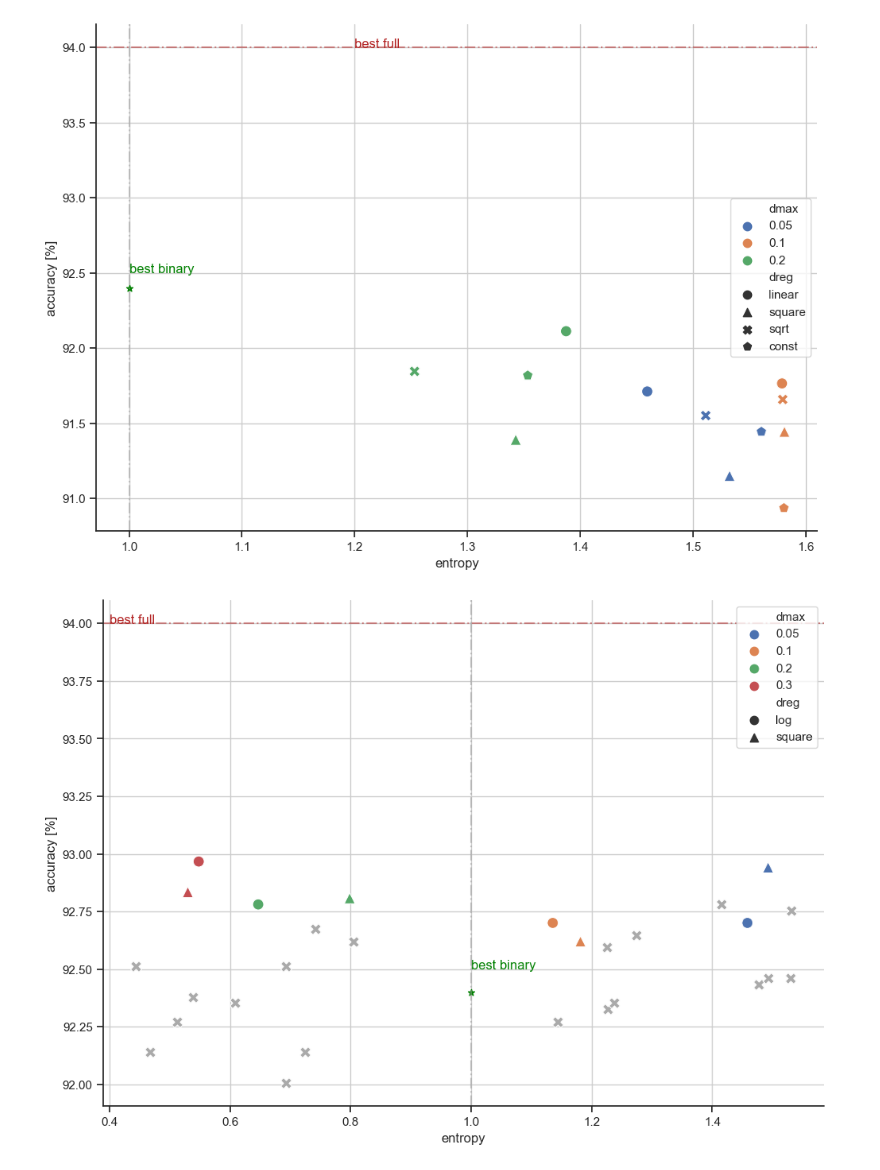
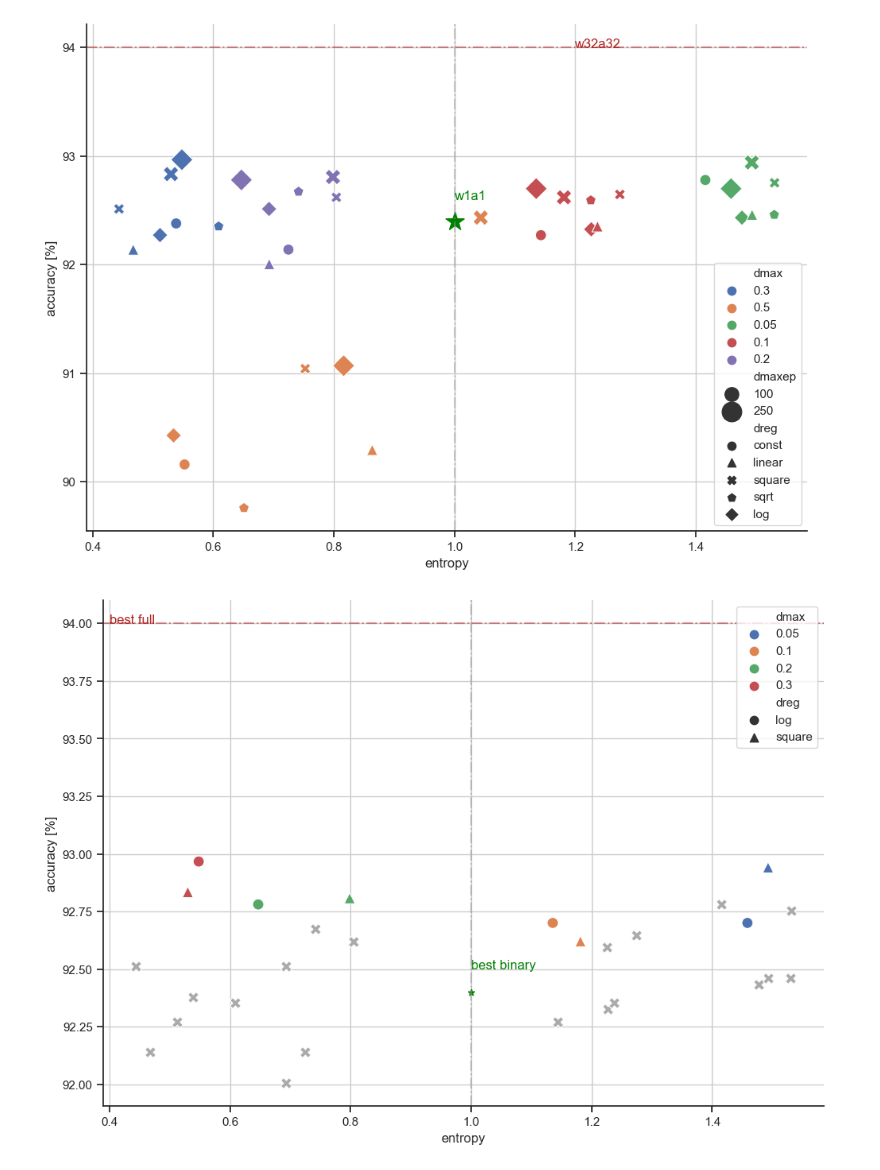
Before and after one commit to jackss011/gyro-classifier, a Jupyter notebook: chart.ipynb, the cells around one changed output. Saved outputs shown, nothing was run; the diff lists cells and outputs as text; code cells hidden in the pictures.

```diff
--- a/chart.ipynb
+++ b/chart.ipynb
@@ -153,11 +153,11 @@ ternary/2024-05-31-07-34-55/bs=200_lr=0.01_m=0.9_wd=0.0001_dreg=const_dmin=0.1_d
 ternary/2024-05-31-08-05-49/bs=200_lr=0.01_m=0.9_wd=0.0001_dreg=const_dmin=0.2_dmax=0.2_dmaxep=0_af32=Y, 61.0824
 """
 
-# acc = "\n".join([acc_1, acc_07, acc_log, acc_250])
-# zero = "\n".join([zero_1, zero_07, zero_log, zero_250])
+acc = "\n".join([acc_1, acc_07, acc_log, acc_250])
+zero = "\n".join([zero_1, zero_07, zero_log, zero_250])
 
-acc = acc_af32
-zero = zero_af32
+# acc = acc_af32
+# zero = zero_af32
 # %%
 def parse(text: str):
     res = {}
@@ -245,17 +253,18 @@ df
 # %%
 df1 = df.copy()
-df1 = df1[df1['dmaxep'].astype(float) < 200]
+# df1 = df1[df1['dmaxep'].astype(float) < 200]
+df1['dmaxep'] = df1['dmaxep'].apply(lambda x: max(int(x), 100))
 y_low = floor(df['acc'].min())
 best_binary = 92.4
 best_full = 94.0
 do_zoom = True
 
 if do_zoom:
-    df1 = df1[df1['dmax'].astype(float) < 0.4]
+    df1 = df1[df1['dmax'].astype(float) < 0.6]
     y_low = floor(df1['acc'].min())
 
 # y_low = 91
-g = sns.scatterplot(df1, x="zero", y="acc", hue="dmax", style="dreg", markers=['o', '^', 'X', 'p', 'D'], s=100)
+g = sns.scatterplot(df1, x="zero", y="acc", hue="dmax", style="dreg", size="dmaxep", legend='full', markers=['o', '^', 'X', 'p', 'D'], sizes=(100, 200))
 g.legend(markerscale=1.25)
 plt.xlabel("zero weights [%]")
 plt.ylabel("accuracy [%]")
@@ -263,9 +272,9 @@ if not do_zoom:
     plt.yticks([x for x in range(y_low, 94+1)])
 
 plt.axhline(best_full, 0, 100, alpha=0.5, c='firebrick', linestyle='-.')
-plt.annotate("best full", xy=(60, best_full), c='firebrick')
+plt.annotate("w32a32", xy=(60, best_full), c='firebrick')
 plt.axhline(best_binary, 0, 100, alpha=0.5, c='green', linestyle='-.')
-plt.annotate("best binary", xy=(60, best_binary), c='green')
+plt.annotate("w1a1", xy=(60, best_binary), c='green')
 
 plt.grid('both')
 # %% [output]
@@ -273,20 +282,21 @@ plt.grid('both')
 # %%
-g = sns.scatterplot(df1, x="entropy", y="acc", hue="dmax", style="dreg", markers=['o', '^', 'X', 'p', 'D'], s=100)
+# g = sns.scatterplot(df1, x="entropy", y="acc", hue="dmax", style="dreg", markers=['o', '^', 'X', 'p', 'D'], s=100)
+g = sns.scatterplot(df1, x="entropy", y="acc", hue="dmax", style="dreg", size="dmaxep", legend='full', markers=['o', '^', 'X', 'p', 'D'], sizes=(100, 200))
 g.legend(markerscale=1.25, )
 plt.xlabel("entropy")
 plt.ylabel("accuracy [%]")
 if not do_zoom:
     plt.yticks([x for x in range(y_low, 94+1)])
 
 plt.axhline(best_full, 0, 100, alpha=0.5, c='firebrick', linestyle='-.')
-plt.annotate("best full", xy=(1.2, best_full), c='firebrick')
+plt.annotate("w32a32", xy=(1.2, best_full), c='firebrick')
 plt.axvline(1, 0, 100, alpha=0.5, c='#999', linestyle='-.')
-plt.scatter([1.0], [best_binary],c="green", marker='*')
-plt.annotate("best binary", xy=(1.0, best_binary+0.1), c="green")
+plt.scatter([1.0], [best_binary], c="green", marker='*', s=300)
+plt.annotate("w1a1", xy=(1.0, best_binary+0.2), c="green")
 
 plt.grid()
 # %% [output]
-[figure, old version]
+[figure, new version]
 # %%
 df2 = df.copy()
 df2 = df2[(df2['dmaxep'].astype(float) > 200) & (df2['dmax'].astype(float) < 0.4)]
```
Also changed, not shown: parts of 4 cells of this notebook, 4 other files.
